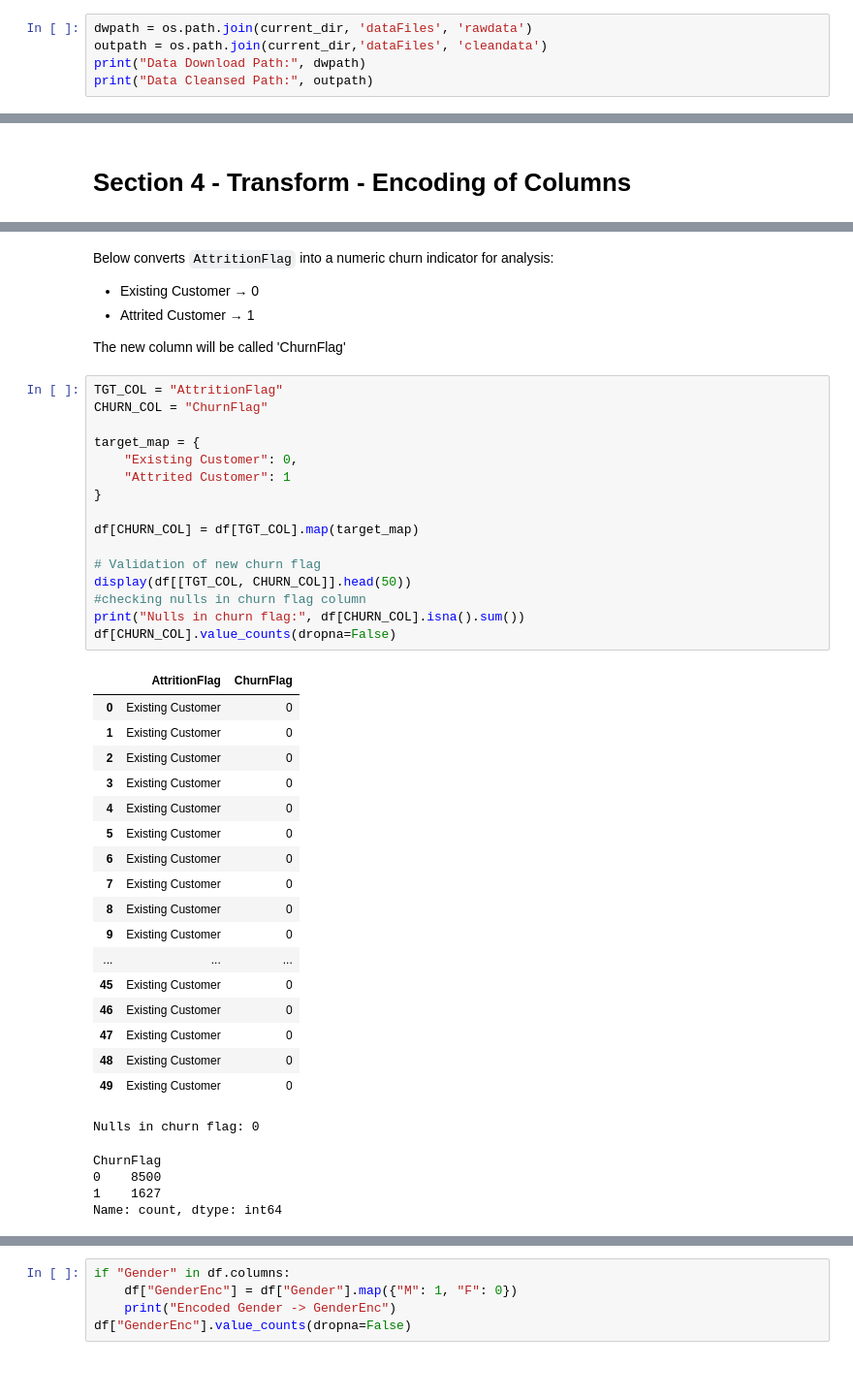
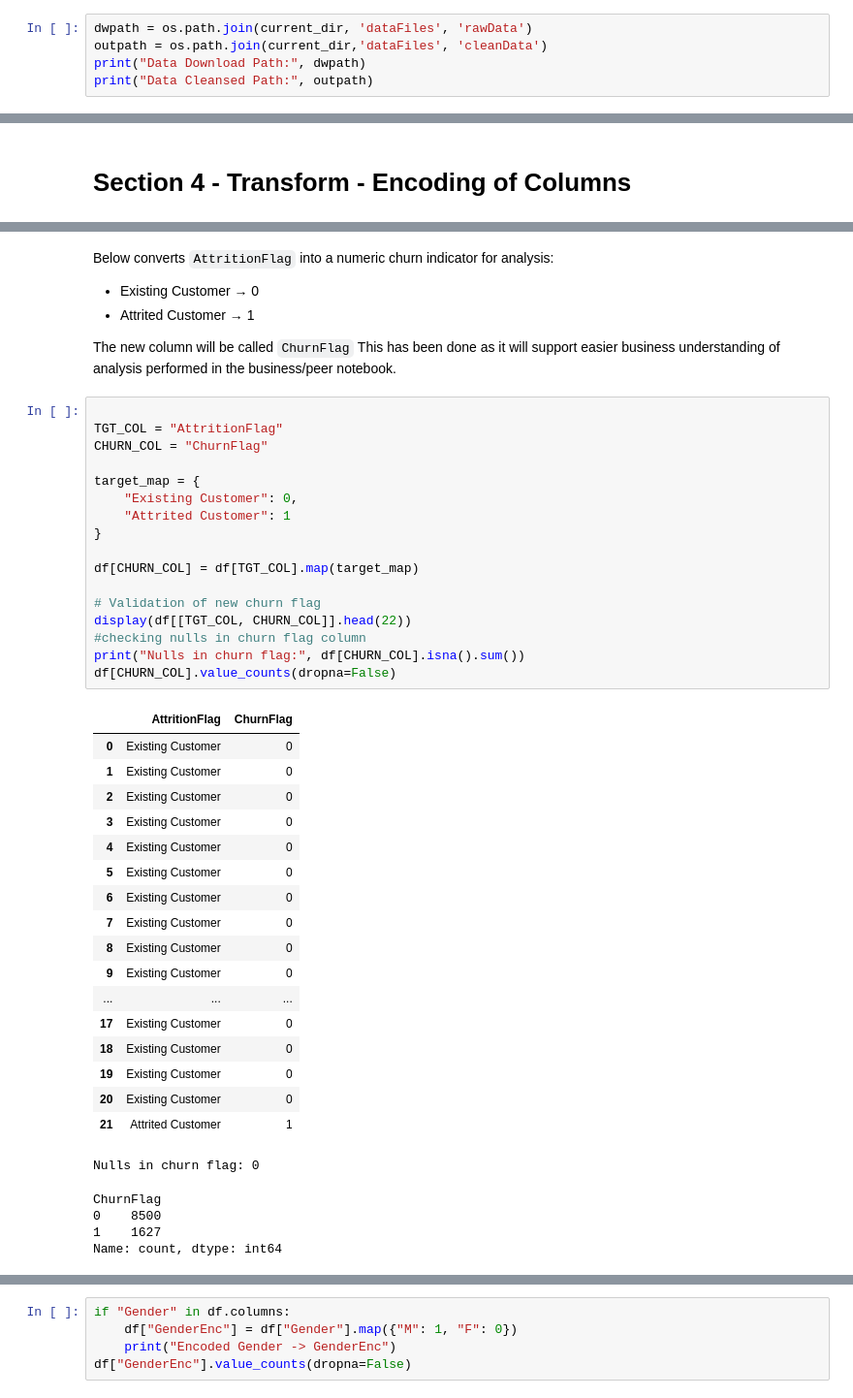
Before and after one commit to RNB1993/CreditCardChurn, a Jupyter notebook: jupyter_notebooks/ETL.ipynb, the cells around one changed output, grey strips where cells are left out. Shown at 97% size. Saved outputs shown, nothing was run; the diff lists cells and outputs as text; blank space fills up the shorter version.

```diff
--- a/jupyter_notebooks/ETL.ipynb
+++ b/jupyter_notebooks/ETL.ipynb
@@ -53,8 +53,8 @@ current_dir
 # %% [markdown]
 # Section 1 - Pull the dataset to local system
 # %%
-dwpath = os.path.join(current_dir, 'dataFiles', 'rawdata')
-outpath = os.path.join(current_dir,'dataFiles', 'cleandata')
+dwpath = os.path.join(current_dir, 'dataFiles', 'rawData')
+outpath = os.path.join(current_dir,'dataFiles', 'cleanData')
 print("Data Download Path:", dwpath)
 print("Data Cleansed Path:", outpath)
 # %% [output]
@@ -299,41 +292,43 @@ Below converts `AttritionFlag` into a numeric churn indicator for analysis:
 - Existing Customer → 0
 - Attrited Customer → 1
 
-The new column will be called 'ChurnFlag'
+The new column will be called `ChurnFlag`
+This has been done as it will support easier business understanding of analysis performed in the business/peer notebook.
 # %%
+
 TGT_COL = "AttritionFlag"
 CHURN_COL = "ChurnFlag"
 
 target_map = {
     "Existing Customer": 0,
     "Attrited Customer": 1
 }
 
 df[CHURN_COL] = df[TGT_COL].map(target_map)
 
 # Validation of new churn flag
-display(df[[TGT_COL, CHURN_COL]].head(50))
+display(df[[TGT_COL, CHURN_COL]].head(22))
 #checking nulls in churn flag column
 print("Nulls in churn flag:", df[CHURN_COL].isna().sum())
 df[CHURN_COL].value_counts(dropna=False)
 # %% [output]
 |  | AttritionFlag | ChurnFlag |
 | 0 | Existing Customer | 0 |
 | 1 | Existing Customer | 0 |
 | 2 | Existing Customer | 0 |
 | 3 | Existing Customer | 0 |
 | 4 | Existing Customer | 0 |
 | 5 | Existing Customer | 0 |
 | 6 | Existing Customer | 0 |
 | 7 | Existing Customer | 0 |
 | 8 | Existing Customer | 0 |
 | 9 | Existing Customer | 0 |
 | ... | ... | ... |
-| 45 | Existing Customer | 0 |
-| 46 | Existing Customer | 0 |
-| 47 | Existing Customer | 0 |
-| 48 | Existing Customer | 0 |
-| 49 | Existing Customer | 0 |
+| 17 | Existing Customer | 0 |
+| 18 | Existing Customer | 0 |
+| 19 | Existing Customer | 0 |
+| 20 | Existing Customer | 0 |
+| 21 | Attrited Customer | 1 |
 Nulls in churn flag: 0
 ChurnFlag
 0    8500
```
Also changed, not shown: parts of 29 cells of this notebook.
